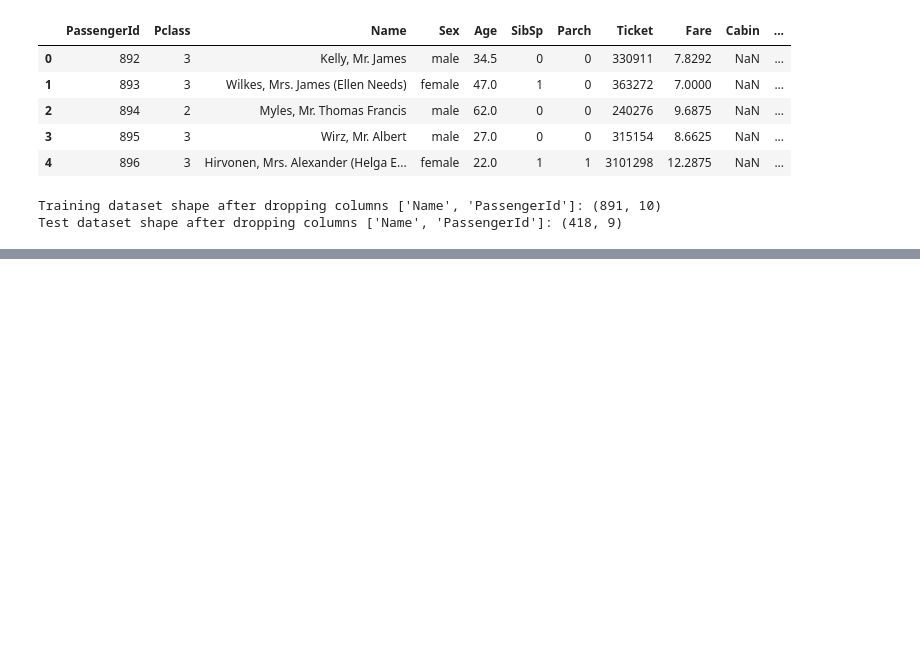
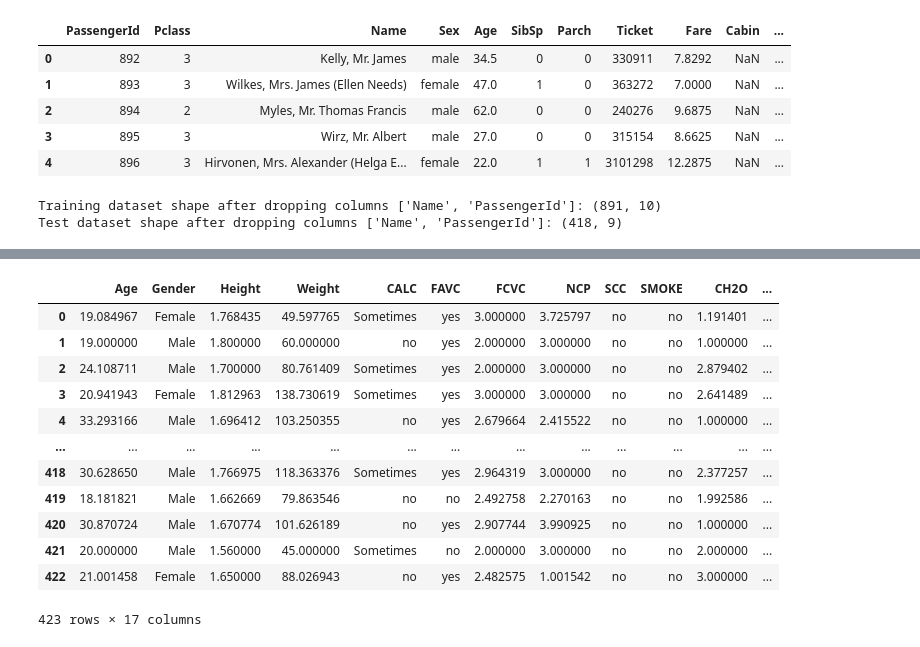
Before and after one commit to Manda404/batchtrainingbooster, a Jupyter notebook: notebooks/train-boosting-models-old.ipynb, the cells around one changed output, grey strips where cells are left out. Drawn from its saved outputs; the diff is of its cells as text; code cells hidden in the pictures; blank space fills up the shorter version.

```diff
--- a/src/batchtrainingbooster/notebooks/train-boosting-models.ipynb
+++ b/notebooks/train-boosting-models-old.ipynb
@@ -361,0 +255,6 @@ Applying fit method
+# %%
+# Récupérer la session Spark active
+spark = spark_train_df.sparkSession
+
+# Stopper Spark
+stop_spark_session(spark)
@@ -361,0 +839,16 @@ Applying fit method
+# %%
+spark_valid_df.toPandas()
+# %% [output]
+|  | Age | Gender | Height | Weight | CALC | FAVC | FCVC | NCP | SCC | SMOKE | CH2O | ... |
+| 0 | 19.084967 | Female | 1.768435 | 49.597765 | Sometimes | yes | 3.000000 | 3.725797 | no | no | 1.191401 | ... |
+| 1 | 19.000000 | Male | 1.800000 | 60.000000 | no | yes | 2.000000 | 3.000000 | no | no | 1.000000 | ... |
+| 2 | 24.108711 | Male | 1.700000 | 80.761409 | Sometimes | yes | 2.000000 | 3.000000 | no | no | 2.879402 | ... |
+| 3 | 20.941943 | Female | 1.812963 | 138.730619 | Sometimes | yes | 3.000000 | 3.000000 | no | no | 2.641489 | ... |
+| 4 | 33.293166 | Male | 1.696412 | 103.250355 | no | yes | 2.679664 | 2.415522 | no | no | 1.000000 | ... |
+| ... | ... | ... | ... | ... | ... | ... | ... | ... | ... | ... | ... | ... |
+| 418 | 30.628650 | Male | 1.766975 | 118.363376 | Sometimes | yes | 2.964319 | 3.000000 | no | no | 2.377257 | ... |
+| 419 | 18.181821 | Male | 1.662669 | 79.863546 | no | no | 2.492758 | 2.270163 | no | no | 1.992586 | ... |
+| 420 | 30.870724 | Male | 1.670774 | 101.626189 | no | yes | 2.907744 | 3.990925 | no | no | 1.000000 | ... |
+| 421 | 20.000000 | Male | 1.560000 | 45.000000 | Sometimes | no | 2.000000 | 3.000000 | no | no | 2.000000 | ... |
+| 422 | 21.001458 | Female | 1.650000 | 88.026943 | no | yes | 2.482575 | 1.001542 | no | no | 3.000000 | ... |
+423 rows × 17 columns
```
Also changed, not shown: parts of 15 cells of this notebook, 23 other files.
